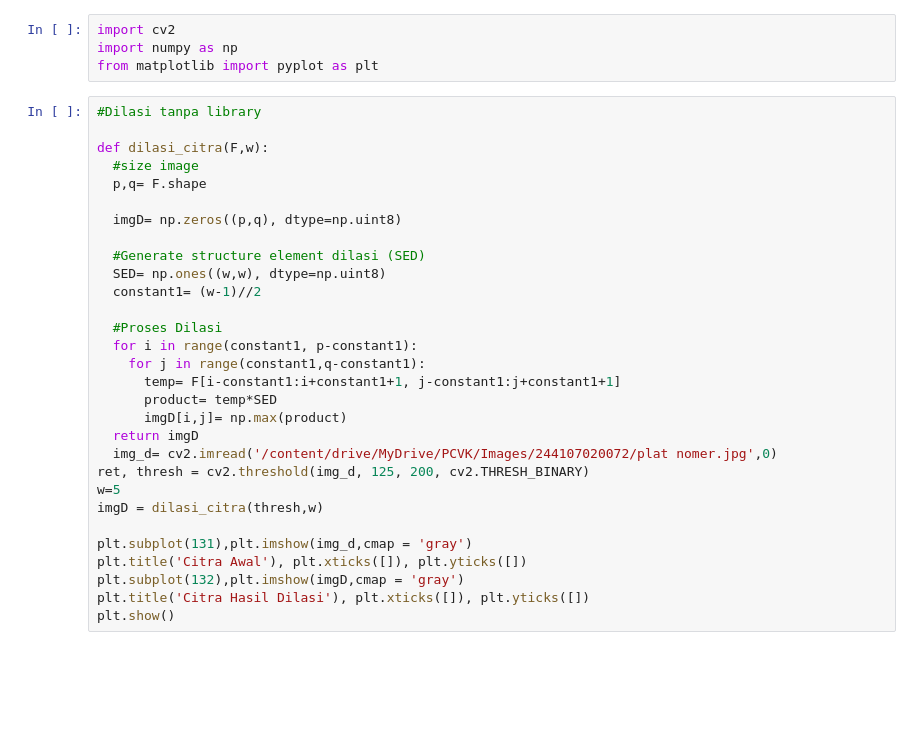
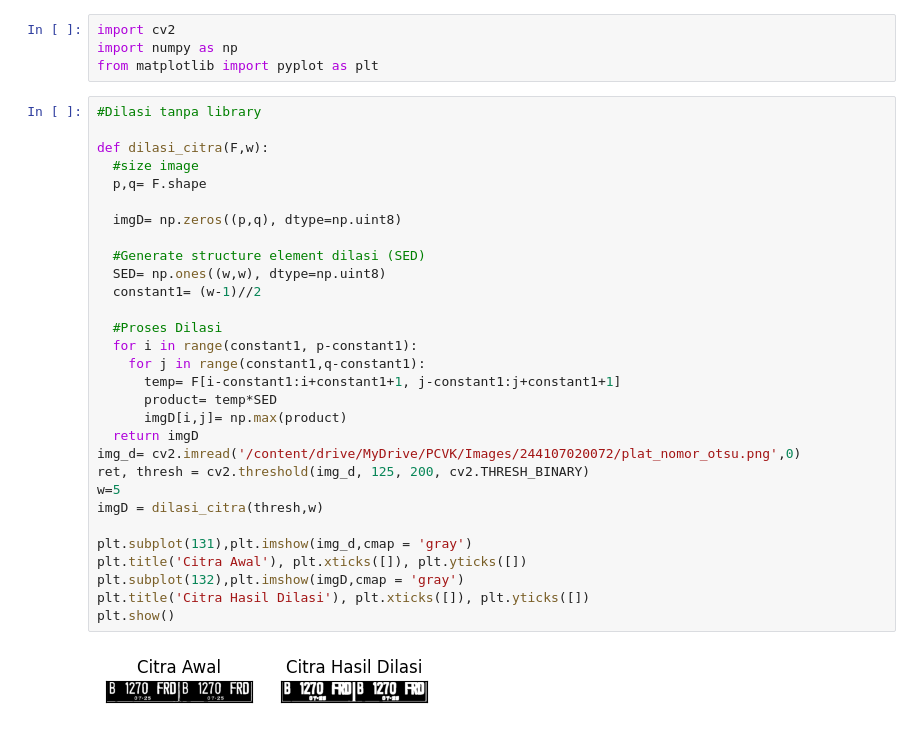
Before and after one commit to DinaKSari/PCVK_2026_2027, a Jupyter notebook: week09_05.ipynb, the cells around one changed output. Cells and saved outputs as stored; diff of their text form; blank space fills up the shorter version.

```diff
--- a/week09_05.ipynb
+++ b/week09_05.ipynb
@@ -12,32 +12,34 @@ from matplotlib import pyplot as plt
 # %%
 #Dilasi tanpa library
 
 def dilasi_citra(F,w):
   #size image
   p,q= F.shape
 
   imgD= np.zeros((p,q), dtype=np.uint8)
 
   #Generate structure element dilasi (SED)
   SED= np.ones((w,w), dtype=np.uint8)
   constant1= (w-1)//2
 
   #Proses Dilasi
   for i in range(constant1, p-constant1):
     for j in range(constant1,q-constant1):
       temp= F[i-constant1:i+constant1+1, j-constant1:j+constant1+1]
       product= temp*SED
       imgD[i,j]= np.max(product)
   return imgD
-  img_d= cv2.imread('/content/drive/MyDrive/PCVK/Images/244107020072/plat nomer.jpg',0)
+img_d= cv2.imread('/content/drive/MyDrive/PCVK/Images/244107020072/plat_nomor_otsu.png',0)
 ret, thresh = cv2.threshold(img_d, 125, 200, cv2.THRESH_BINARY)
 w=5
 imgD = dilasi_citra(thresh,w)
 
 plt.subplot(131),plt.imshow(img_d,cmap = 'gray')
 plt.title('Citra Awal'), plt.xticks([]), plt.yticks([])
 plt.subplot(132),plt.imshow(imgD,cmap = 'gray')
 plt.title('Citra Hasil Dilasi'), plt.xticks([]), plt.yticks([])
 plt.show()
+# %% [output]
+[figure, added]
 # %%
 # dilasi dengan library
```
Also changed, not shown: parts of 16 cells of this notebook.
